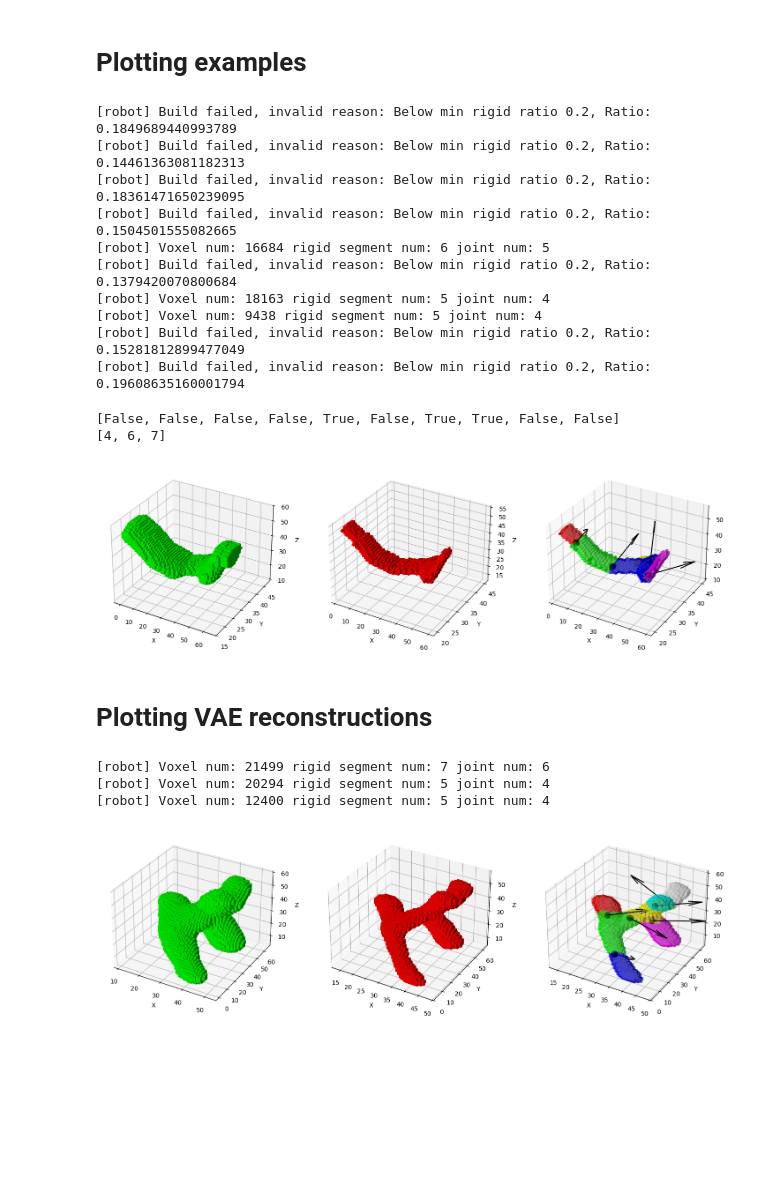
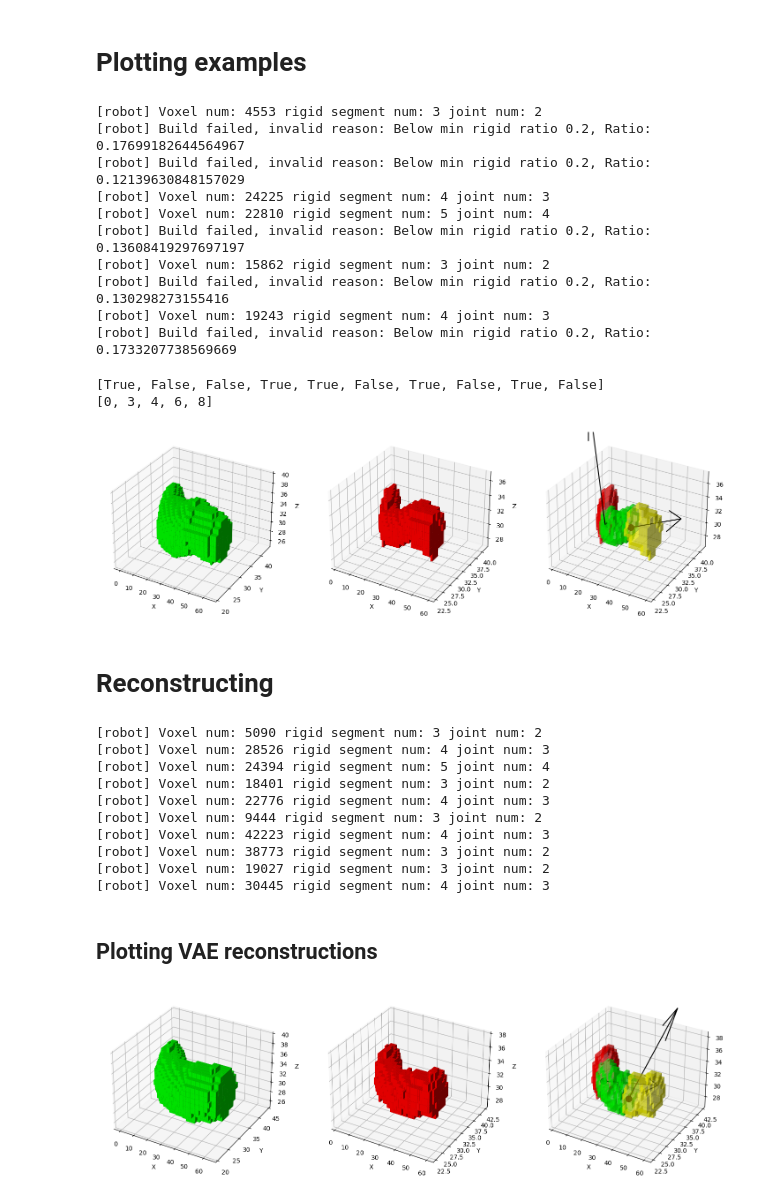
Before and after one commit to miltonllera/rise-gen, a Jupyter notebook: notebooks/nca-viz.ipynb, the cells around one changed output. Cells and saved outputs as stored; diff of their text form; code cells hidden in the pictures; blank space fills up the shorter version.

```diff
--- a/notebooks/nca-viz.ipynb
+++ b/notebooks/nca-viz.ipynb
@@ -23,7 +22,7 @@ import utils.plot as viz
 
 torch.autograd.set_grad_enabled(False);
 # %%
-vnca = VNCA.load_from_checkpoint('data/ckpt/vnca/v2-epoch=47-val_loss=0.572.ckpt').eval()
+vnca = VNCA.load_from_checkpoint('data/ckpt/vnca/v2-epoch=58-val_loss=0.561.ckpt').eval()
 vae = StarVAE.load_from_checkpoint('data/ckpt/vae/downloaded.ckpt').eval()
 # %%
 VOXEL_SIZE, MAX_TORQUE = 0.01, 6
@@ -69,40 +68,55 @@ TOTAL_ROBOTS = 10
 voxel_logits = generate_robots(vnca, TOTAL_ROBOTS)
 example_robots = [build_robot(vl) for vl in voxel_logits]
 # %% [output]
-[robot] Build failed, invalid reason: Below min rigid ratio 0.2, Ratio: 0.1849689440993789
-[robot] Build failed, invalid reason: Below min rigid ratio 0.2, Ratio: 0.14461363081182313
-[robot] Build failed, invalid reason: Below min rigid ratio 0.2, Ratio: 0.18361471650239095
-[robot] Build failed, invalid reason: Below min rigid ratio 0.2, Ratio: 0.1504501555082665
-[robot] Voxel num: 16684 rigid segment num: 6 joint num: 5
-[robot] Build failed, invalid reason: Below min rigid ratio 0.2, Ratio: 0.1379420070800684
-[robot] Voxel num: 18163 rigid segment num: 5 joint num: 4
-[robot] Voxel num: 9438 rigid segment num: 5 joint num: 4
-[robot] Build failed, invalid reason: Below min rigid ratio 0.2, Ratio: 0.15281812899477049
-[robot] Build failed, invalid reason: Below min rigid ratio 0.2, Ratio: 0.19608635160001794
+[robot] Voxel num: 4553 rigid segment num: 3 joint num: 2
+[robot] Build failed, invalid reason: Below min rigid ratio 0.2, Ratio: 0.17699182644564967
+[robot] Build failed, invalid reason: Below min rigid ratio 0.2, Ratio: 0.12139630848157029
+[robot] Voxel num: 24225 rigid segment num: 4 joint num: 3
+[robot] Voxel num: 22810 rigid segment num: 5 joint num: 4
+[robot] Build failed, invalid reason: Below min rigid ratio 0.2, Ratio: 0.13608419297697197
+[robot] Voxel num: 15862 rigid segment num: 3 joint num: 2
+[robot] Build failed, invalid reason: Below min rigid ratio 0.2, Ratio: 0.130298273155416
+[robot] Voxel num: 19243 rigid segment num: 4 joint num: 3
+[robot] Build failed, invalid reason: Below min rigid ratio 0.2, Ratio: 0.1733207738569669
 # %%
 valid = list(map(lambda x: x.log['is_valid'], example_robots))
 valid_idx = [i for i, x in enumerate(valid) if x]
 print(valid)
 print(valid_idx)
 # %% [output]
-[False, False, False, False, True, False, True, True, False, False]
-[4, 6, 7]
+[True, False, False, True, True, False, True, False, True, False]
+[0, 3, 4, 6, 8]
 # %%
-viz_robot(example_robots[valid_idx[2]]);
+viz_robot(example_robots[valid_idx[0]]);
 # %% [output]
-[figure, old version]
+[figure, new version]
-# %% [markdown]
-# Plotting VAE reconstructions
+# %% [markdown]
+# Reconstructing
 # %%
 x = voxel_logits[valid_idx]
-recons = vae.forward(x)
 
-vae_recons = [build_robot(x) for x in recons]
+# VAE baseline
+vae_recons = vae.forward(x)
+vae_recons = [build_robot(x) for x in vae_recons]
 
-viz_robot(vae_recons[0]);
+# VNCA
+vnca_recons = vnca.forward(x)[0]
+vnca_robots = [build_robot(x) for x in vnca_recons]
 # %% [output]
-[robot] Voxel num: 21499 rigid segment num: 7 joint num: 6
-[robot] Voxel num: 20294 rigid segment num: 5 joint num: 4
-[robot] Voxel num: 12400 rigid segment num: 5 joint num: 4
+[robot] Voxel num: 5090 rigid segment num: 3 joint num: 2
+[robot] Voxel num: 28526 rigid segment num: 4 joint num: 3
+[robot] Voxel num: 24394 rigid segment num: 5 joint num: 4
+[robot] Voxel num: 18401 rigid segment num: 3 joint num: 2
+[robot] Voxel num: 22776 rigid segment num: 4 joint num: 3
+[robot] Voxel num: 9444 rigid segment num: 3 joint num: 2
+[robot] Voxel num: 42223 rigid segment num: 4 joint num: 3
+[robot] Voxel num: 38773 rigid segment num: 3 joint num: 2
+[robot] Voxel num: 19027 rigid segment num: 3 joint num: 2
+[robot] Voxel num: 30445 rigid segment num: 4 joint num: 3
-[figure, removed]
+# %% [markdown]
+## Plotting VAE reconstructions
+# %%
+viz_robot(vae_recons[0]);
+# %% [output]
+[figure, added]
 # %% [markdown]
```
Also changed, not shown: parts of 3 cells of this notebook, 3 other files.
